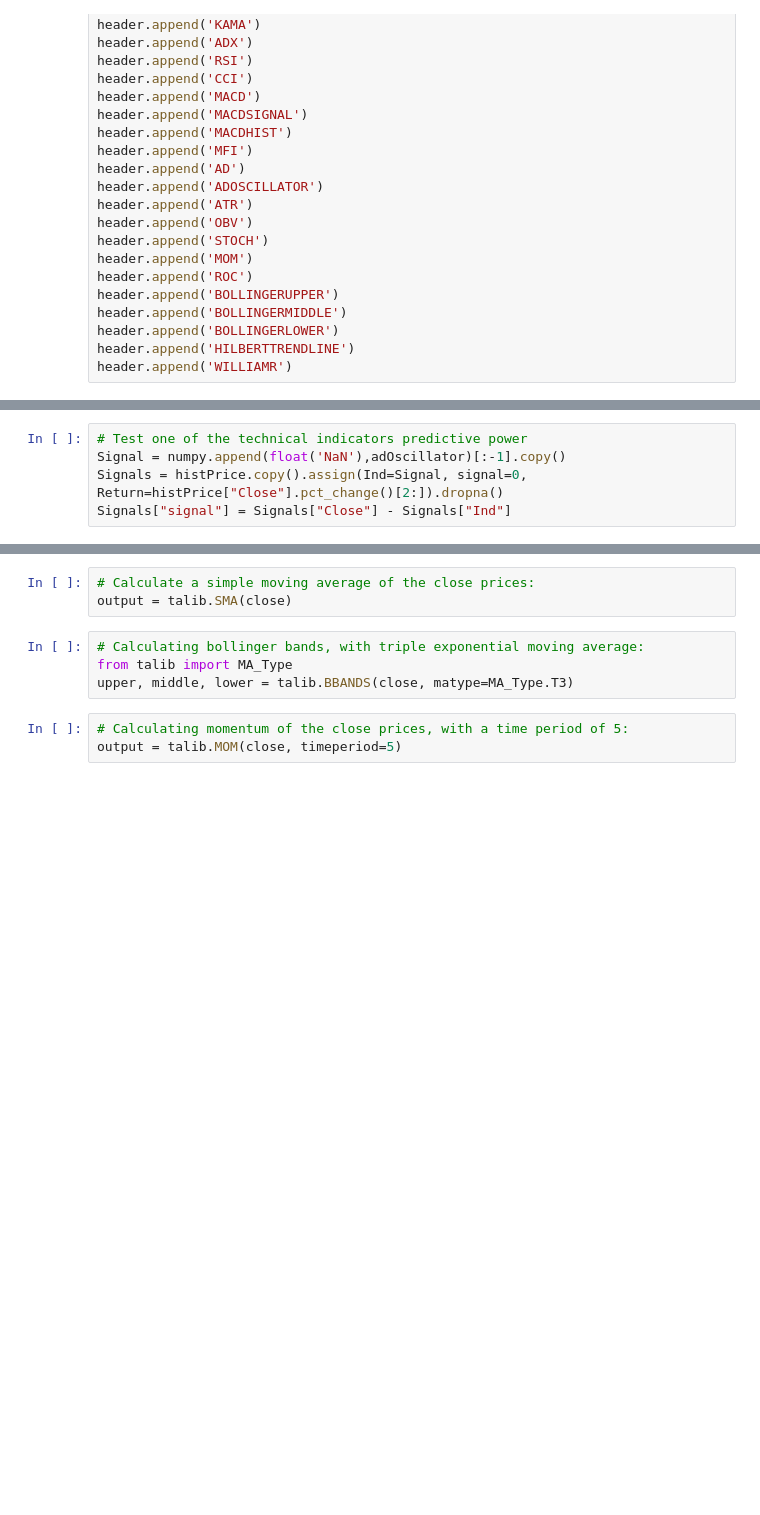
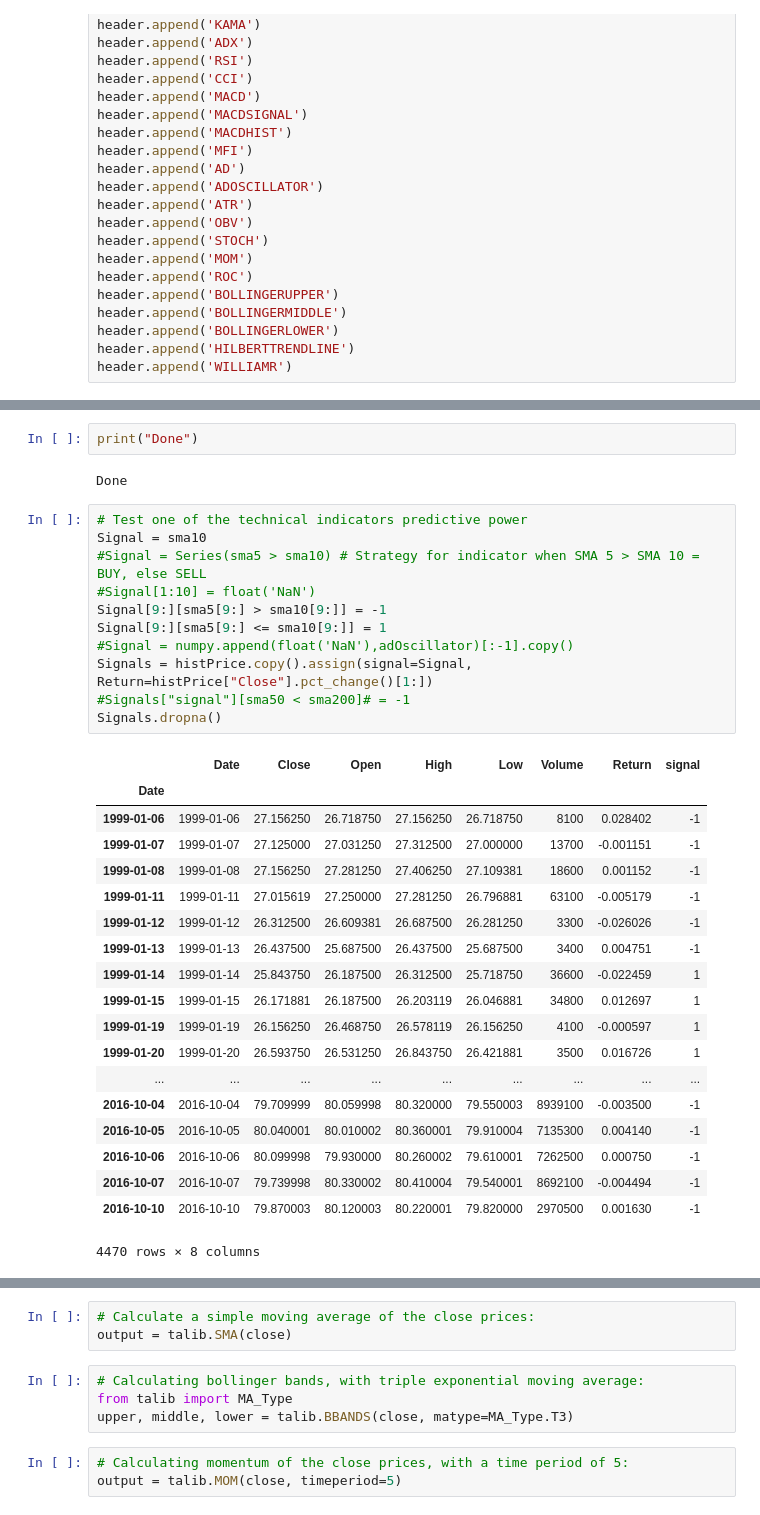
Before and after one commit to ProjectFE595/Project, a Jupyter notebook: Technical Indicators Test (TA-Lib).ipynb, the cells around one changed output, grey strips where cells are left out. Saved outputs shown, nothing was run; the diff lists cells and outputs as text; blank space fills up the shorter version.

```diff
--- a/Technical Indicators Test (TA-Lib).ipynb
+++ b/Technical Indicators Test (TA-Lib).ipynb
@@ -64,7 +71,37 @@ res = numpy.c_[histPrice,sma,ema,kama,adx,rsi,cci,macd,signal,hist,mfi,ad,adOsci
 
 records = res.tolist()
+# %%
+print("Done")
+# %% [output]
+Done
 # %%
 # Test one of the technical indicators predictive power
-Signal = numpy.append(float('NaN'),adOscillator)[:-1].copy()
-Signals = histPrice.copy().assign(Ind=Signal, signal=0, Return=histPrice["Close"].pct_change()[2:]).dropna()
-Signals["signal"] = Signals["Close"] - Signals["Ind"]
+Signal = sma10
+#Signal = Series(sma5 > sma10) # Strategy for indicator when SMA 5 > SMA 10 = BUY, else SELL
+#Signal[1:10] = float('NaN')
+Signal[9:][sma5[9:] > sma10[9:]] = -1
+Signal[9:][sma5[9:] <= sma10[9:]] = 1
+#Signal = numpy.append(float('NaN'),adOscillator)[:-1].copy()
+Signals = histPrice.copy().assign(signal=Signal, Return=histPrice["Close"].pct_change()[1:])
+#Signals["signal"][sma50 < sma200]# = -1
+Signals.dropna()
+# %% [output]
+|  | Date | Close | Open | High | Low | Volume | Return | signal |
+| Date |  |  |  |  |  |  |  |  |
+| 1999-01-06 | 1999-01-06 | 27.156250 | 26.718750 | 27.156250 | 26.718750 | 8100 | 0.028402 | -1 |
+| 1999-01-07 | 1999-01-07 | 27.125000 | 27.031250 | 27.312500 | 27.000000 | 13700 | -0.001151 | -1 |
+| 1999-01-08 | 1999-01-08 | 27.156250 | 27.281250 | 27.406250 | 27.109381 | 18600 | 0.001152 | -1 |
+| 1999-01-11 | 1999-01-11 | 27.015619 | 27.250000 | 27.281250 | 26.796881 | 63100 | -0.005179 | -1 |
+| 1999-01-12 | 1999-01-12 | 26.312500 | 26.609381 | 26.687500 | 26.281250 | 3300 | -0.026026 | -1 |
+| 1999-01-13 | 1999-01-13 | 26.437500 | 25.687500 | 26.437500 | 25.687500 | 3400 | 0.004751 | -1 |
+| 1999-01-14 | 1999-01-14 | 25.843750 | 26.187500 | 26.312500 | 25.718750 | 36600 | -0.022459 | 1 |
+| 1999-01-15 | 1999-01-15 | 26.171881 | 26.187500 | 26.203119 | 26.046881 | 34800 | 0.012697 | 1 |
+| 1999-01-19 | 1999-01-19 | 26.156250 | 26.468750 | 26.578119 | 26.156250 | 4100 | -0.000597 | 1 |
+| 1999-01-20 | 1999-01-20 | 26.593750 | 26.531250 | 26.843750 | 26.421881 | 3500 | 0.016726 | 1 |
+| ... | ... | ... | ... | ... | ... | ... | ... | ... |
+| 2016-10-04 | 2016-10-04 | 79.709999 | 80.059998 | 80.320000 | 79.550003 | 8939100 | -0.003500 | -1 |
+| 2016-10-05 | 2016-10-05 | 80.040001 | 80.010002 | 80.360001 | 79.910004 | 7135300 | 0.004140 | -1 |
+| 2016-10-06 | 2016-10-06 | 80.099998 | 79.930000 | 80.260002 | 79.610001 | 7262500 | 0.000750 | -1 |
+| 2016-10-07 | 2016-10-07 | 79.739998 | 80.330002 | 80.410004 | 79.540001 | 8692100 | -0.004494 | -1 |
+| 2016-10-10 | 2016-10-10 | 79.870003 | 80.120003 | 80.220001 | 79.820000 | 2970500 | 0.001630 | -1 |
+4470 rows × 8 columns
```
Also changed, not shown: parts of 10 cells of this notebook, 13 other files.
